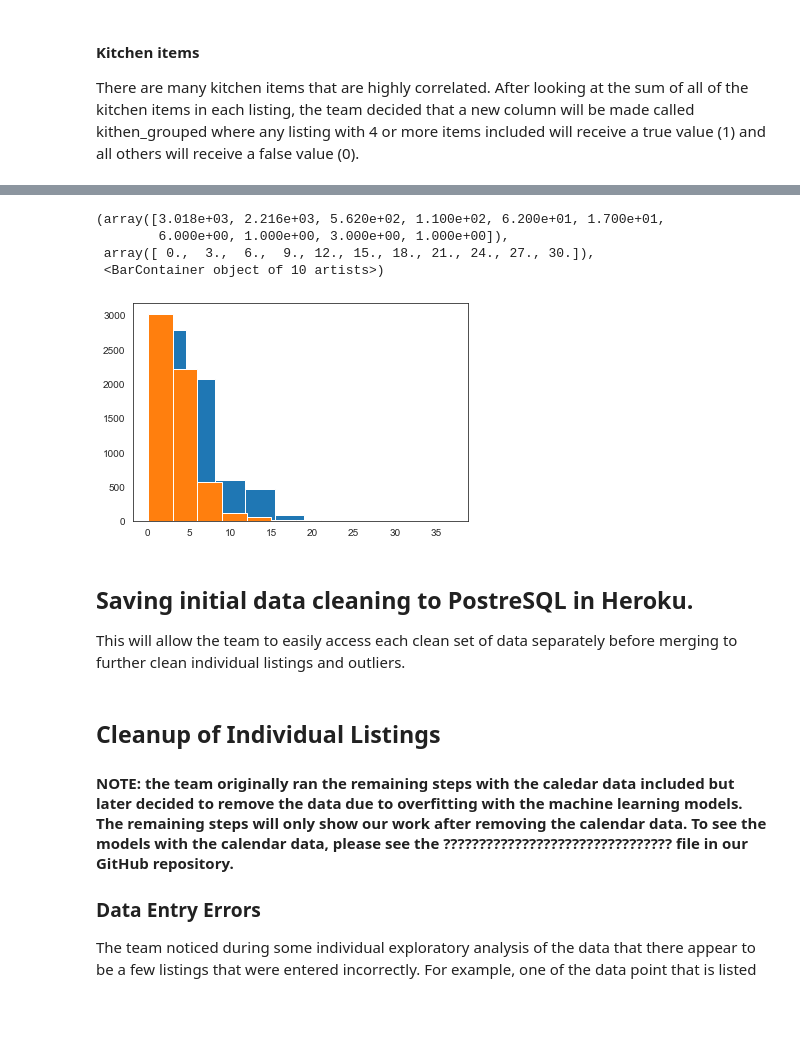
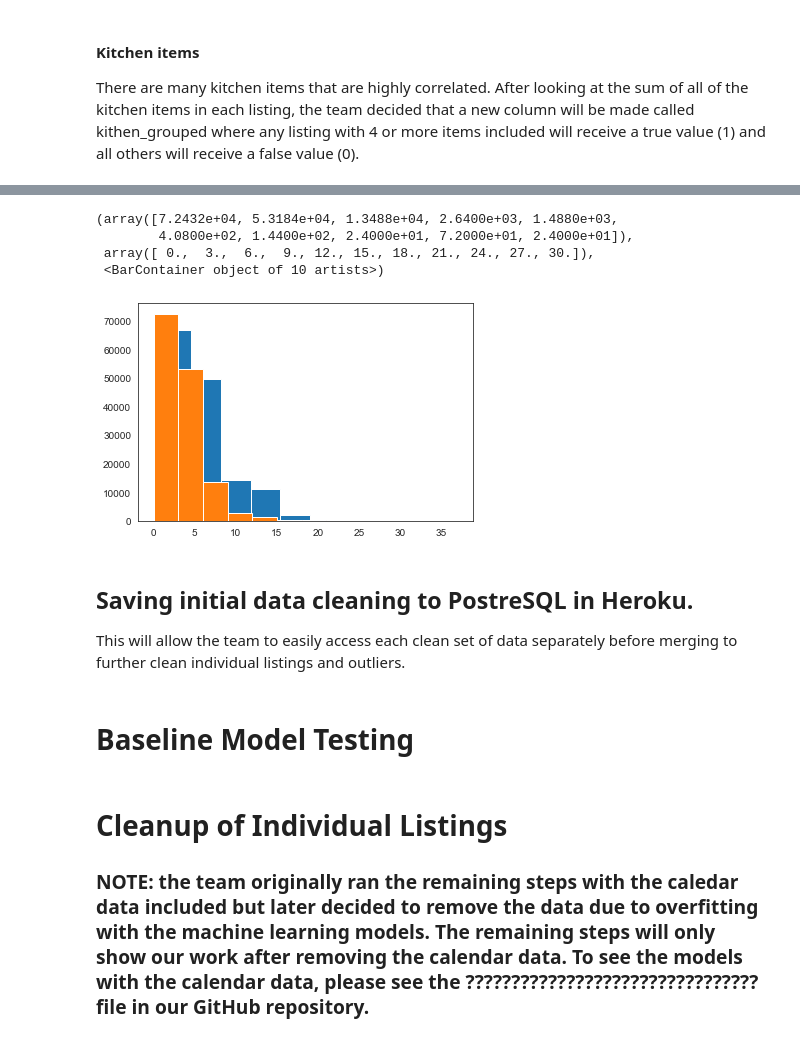
Before and after one commit to whitneylosinski/Eat.Sleep.Data, a Jupyter notebook: Notebooks/Airbnb_Analysis.ipynb, the cells around one changed output, grey strips where cells are left out. Cells and saved outputs as stored; diff of their text form; code cells hidden in the pictures; blank space fills up the shorter version.

```diff
--- a/Notebooks/Airbnb_Analysis.ipynb
+++ b/Notebooks/Airbnb_Analysis.ipynb
@@ -692,8 +728,13 @@ plt.hist(amenities_df["Laundry_Summed"])
 # %%
 # Any values less than 2, replace as 0, if 2 or more, replace with 1.  Note, this will only give a 1 if both washer and dryer are present.
-amenities_df["Laundry_Grouped"] = amenities_df["Laundry_Summed"].replace({0:0, 1:0, 2:1})
+merged["Laundry_Grouped"] = merged["Laundry_Summed"].replace({0:0, 1:0, 2:1})
 
 # Drop the old columns:
+merged = merged.drop(columns=["Laundry_Summed", "washer", "dryer"])
+
+# Repeat previous step for the table prior to merge due to no longer using the calendar data.
+amenities_df["Laundry_Summed"] = amenities_df[["washer", "dryer"]].sum(axis=1)
+amenities_df["Laundry_Grouped"] = amenities_df["Laundry_Summed"].replace({0:0, 1:0, 2:1})
 amenities_df = amenities_df.drop(columns=["Laundry_Summed", "washer", "dryer"])
 # %% [markdown]
 #### Availability
@@ -713,5 +754,8 @@ plt.hist(list_data_new["availability_90"])
 # %%
 # Drop the old columns:
+merged = merged.drop(columns=["availability_60", "availability_90"])
+
+# Repeat previous step for the table prior to merge due to no longer using the calendar data.
 list_data_new = list_data_new.drop(columns=["availability_60", "availability_90"])
 # %% [markdown]
 #### Kitchen items
@@ -719,8 +763,8 @@ list_data_new = list_data_new.drop(columns=["availability_60", "availability_90"
 There are many kitchen items that are highly correlated.  After looking at the sum of all of the kitchen items in each listing, the team decided that a new column will be made called kithen_grouped where any listing with 4 or more items included will receive a true value (1) and all others will receive a false value (0).
 # %%
 # Create a new "Kitchen_Summed" column whose values will be the sum of the values from the kitchen items amenity columns:
-amenities_df["Kitchen_Summed"] = amenities_df[["dishes_and_silverware", "refrigerator", "oven", "coffee_maker", "stove", "microwave", "dishwasher", "cooking_basics"]].sum(axis=1)
+merged["Kitchen_Summed"] = merged[["dishes_and_silverware", "refrigerator", "oven", "coffee_maker", "stove", "microwave", "dishwasher", "cooking_basics"]].sum(axis=1)
 
 # View a histogram in order to visualize the value spread from 0 to 8
-plt.hist(amenities_df["Kitchen_Summed"])
+plt.hist(merged["Kitchen_Summed"])
 # %% [output]
@@ -732,7 +776,12 @@ plt.hist(amenities_df["Kitchen_Summed"])
 # %%
 # Any values of the new "Kitchen_Summed" column which are less than 4, replace as 0 and if 4 or more replace as a 1
 # In other words, if there are at least 4 kitchen-related amenities in a particular airbnb, we will count it as a 1.  Otherwise, we will treat as not having amenities.
-amenities_df["Kitchen_Grouped"] = amenities_df["Kitchen_Summed"].replace({0:0, 1:0, 2:0, 3:0, 4:1, 5:1, 6:1, 7:1, 8:1})
+merged["Kitchen_Grouped"] = merged["Kitchen_Summed"].replace({0:0, 1:0, 2:0, 3:0, 4:1, 5:1, 6:1, 7:1, 8:1})
 
 # Drop the old columns:
+merged = merged.drop(columns=["Kitchen_Summed", "dishes_and_silverware", "refrigerator", "oven", "coffee_maker", "stove", "microwave", "dishwasher", "cooking_basics"])
+
+# Repeat previous step for the table prior to merge due to no longer using the calendar data.
+amenities_df["Kitchen_Summed"] = amenities_df[["dishes_and_silverware", "refrigerator", "oven", "coffee_maker", "stove", "microwave", "dishwasher", "cooking_basics"]].sum(axis=1)
+amenities_df["Kitchen_Grouped"] = amenities_df["Kitchen_Summed"].replace({0:0, 1:0, 2:0, 3:0, 4:1, 5:1, 6:1, 7:1, 8:1})
 amenities_df = amenities_df.drop(columns=["Kitchen_Summed", "dishes_and_silverware", "refrigerator", "oven", "coffee_maker", "stove", "microwave", "dishwasher", "cooking_basics"])
@@ -743,10 +792,10 @@ amenities_df = amenities_df.drop(columns=["Kitchen_Summed", "dishes_and_silverwa
 # %%
-#See a histogram for values:
-plt.hist(list_data_new["accommodates"])
-plt.hist(list_data_new["beds"])
+# See a histogram for values:
+plt.hist(merged["accommodates"])
+plt.hist(merged["beds"])
 # %% [output]
-(array([3.018e+03, 2.216e+03, 5.620e+02, 1.100e+02, 6.200e+01, 1.700e+01,
-        6.000e+00, 1.000e+00, 3.000e+00, 1.000e+00]),
+(array([7.2432e+04, 5.3184e+04, 1.3488e+04, 2.6400e+03, 1.4880e+03,
+        4.0800e+02, 1.4400e+02, 2.4000e+01, 7.2000e+01, 2.4000e+01]),
  array([ 0.,  3.,  6.,  9., 12., 15., 18., 21., 24., 27., 30.]),
  <BarContainer object of 10 artists>)
-[figure, old version]
+[figure, new version]
@@ -768,8 +826,6 @@ This will allow the team to easily access each clean set of data separately befo
+# %% [markdown]
+# Baseline Model Testing
 # %% [markdown]
-##  Cleanup of Individual Listings
+#  Cleanup of Individual Listings
 
-#### NOTE: the team originally ran the remaining steps with the caledar data included but later decided to remove the data due to overfitting with the machine learning models.  The remaining steps will only show our work after removing the calendar data.  To see the models with the calendar data, please see the ???????????????????????????????? file in our GitHub repository.
-
-### Data Entry Errors
-
-The team noticed during some individual exploratory analysis of the data that there appear to be a few listings that were entered incorrectly.  For example, one of the data point that is listed
+### NOTE: the team originally ran the remaining steps with the caledar data included but later decided to remove the data due to overfitting with the machine learning models.  The remaining steps will only show our work after removing the calendar data.  To see the models with the calendar data, please see the ???????????????????????????????? file in our GitHub repository.
```
Also changed, not shown: parts of 57 cells of this notebook.
